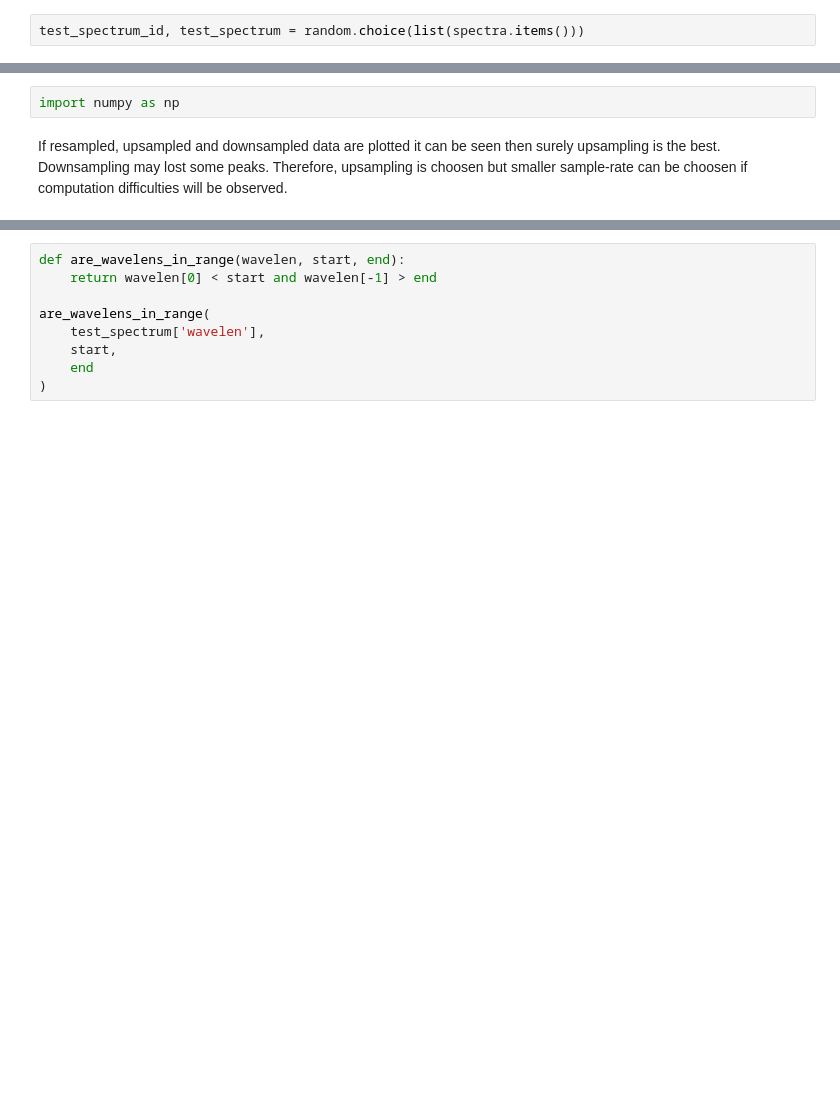
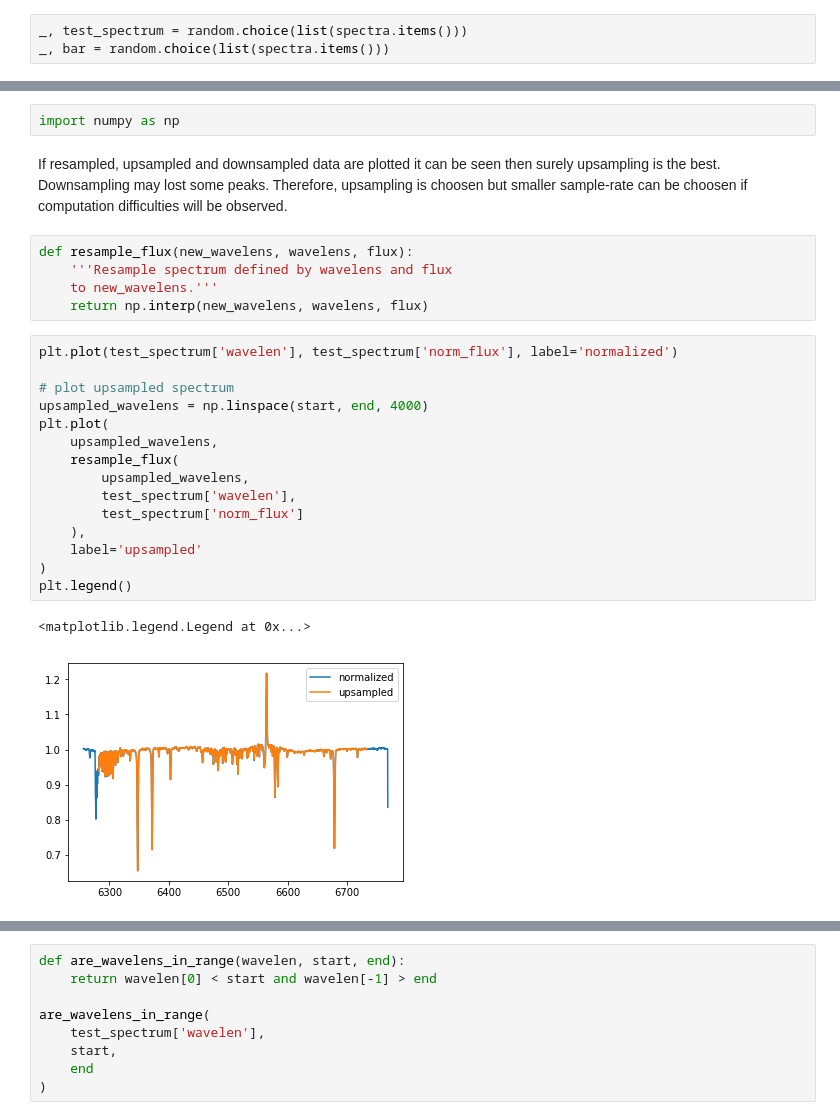
Before and after one commit to podondra/bt-spectraldl, a Jupyter notebook: notebooks/resampling.ipynb, the cells around one changed output, grey strips where cells are left out. Drawn from its saved outputs; the diff is of its cells as text; blank space fills up the shorter version.

```diff
--- a/notebooks/resampling.ipynb
+++ b/notebooks/resampling.ipynb
@@ -73,4 +89,5 @@ can be either increased (upsampling) or decreased
 # %%
 import random
 # %%
-test_spectrum_id, test_spectrum = random.choice(list(spectra.items()))
+_, test_spectrum = random.choice(list(spectra.items()))
+_, bar = random.choice(list(spectra.items()))
@@ -92,4 +116,27 @@ plotted it can be seen then surely upsampling is the best.
 Downsampling may lost some peaks. Therefore, upsampling
 is choosen but smaller sample-rate can be choosen if
 computation difficulties will be observed.
+# %%
+def resample_flux(new_wavelens, wavelens, flux):
+    '''Resample spectrum defined by wavelens and flux
+    to new_wavelens.'''
+    return np.interp(new_wavelens, wavelens, flux)
+# %%
+plt.plot(test_spectrum['wavelen'], test_spectrum['norm_flux'], label='normalized')
+
+# plot upsampled spectrum
+upsampled_wavelens = np.linspace(start, end, 4000)
+plt.plot(
+    upsampled_wavelens,
+    resample_flux(
+        upsampled_wavelens,
+        test_spectrum['wavelen'],
+        test_spectrum['norm_flux']
+    ),
+    label='upsampled'
+)
+plt.legend()
+# %% [output]
+<matplotlib.legend.Legend at 0x...>
+[figure, added]
 # %%
```
Also changed, not shown: parts of 12 cells of this notebook, 2 other files.
